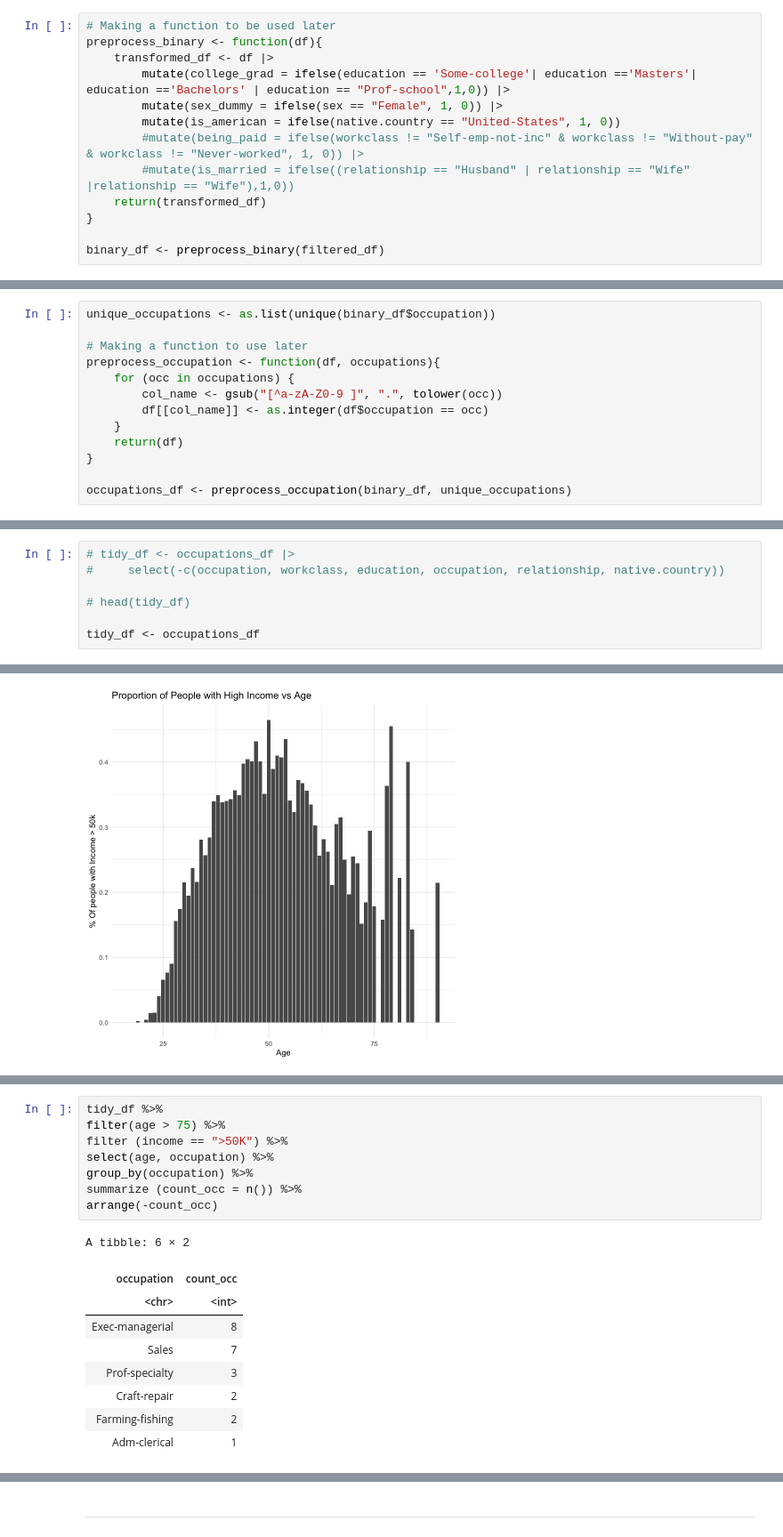
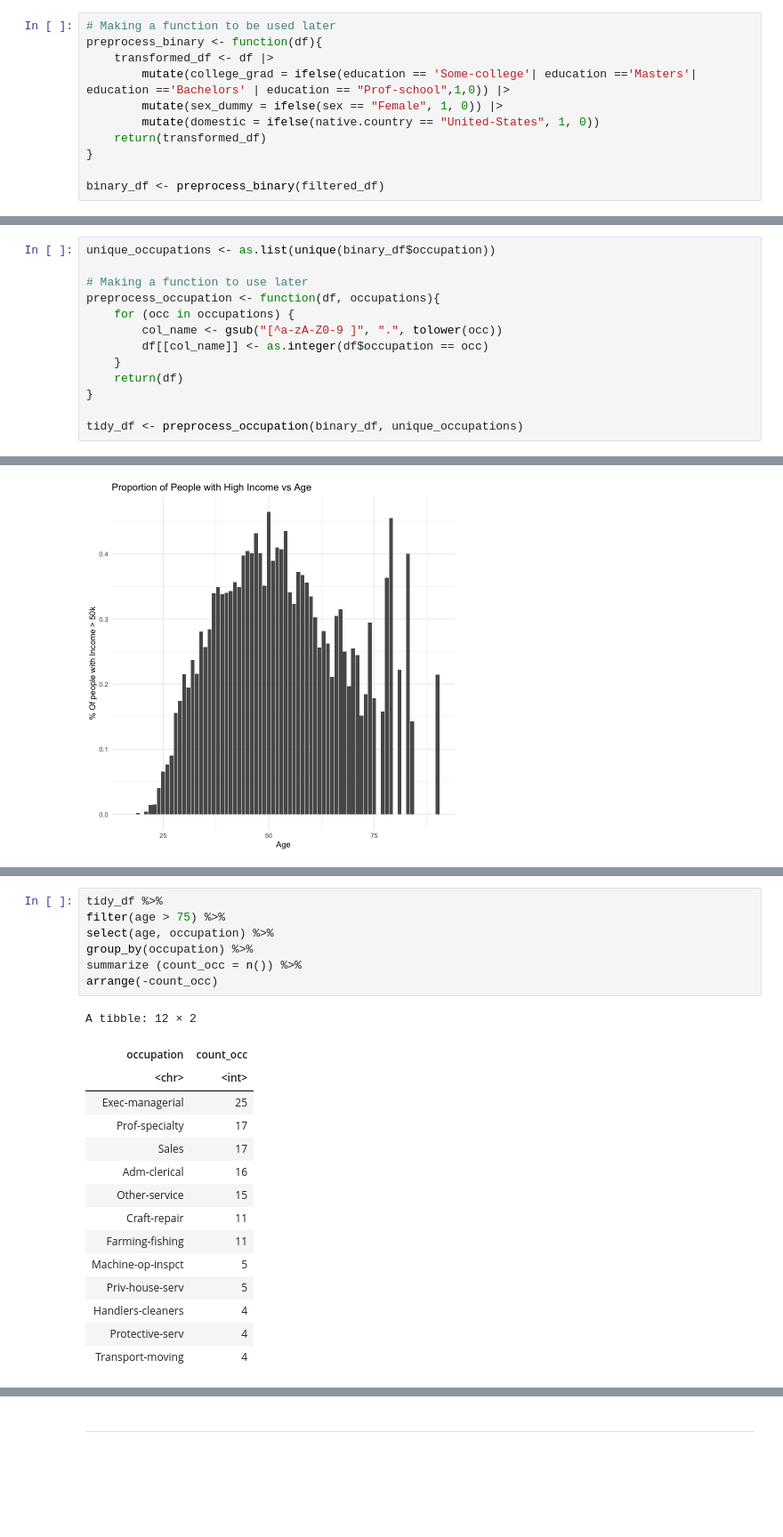
Before and after one commit to calvingdu/dsci100-003-23, a Jupyter notebook: src/project/project.ipynb, the cells around one changed output, grey strips where cells are left out. Shown at 89% size. Saved outputs shown, nothing was run; the diff lists cells and outputs as text; blank space fills up the shorter version.

```diff
--- a/src/project/project.ipynb
+++ b/src/project/project.ipynb
@@ -87,9 +105,7 @@ preprocess_binary <- function(df){
     transformed_df <- df |>
         mutate(college_grad = ifelse(education == 'Some-college'| education =='Masters'| education =='Bachelors' | education == "Prof-school",1,0)) |>
         mutate(sex_dummy = ifelse(sex == "Female", 1, 0)) |>
-        mutate(is_american = ifelse(native.country == "United-States", 1, 0))
-        #mutate(being_paid = ifelse(workclass != "Self-emp-not-inc" & workclass != "Without-pay" & workclass != "Never-worked", 1, 0)) |>
-        #mutate(is_married = ifelse((relationship == "Husband" | relationship == "Wife" |relationship == "Wife"),1,0))
+        mutate(domestic = ifelse(native.country == "United-States", 1, 0))
     return(transformed_df)
 }
 
@@ -108,4 +124,4 @@ preprocess_occupation <- function(df, occupations){
     return(df)
 }
 
-occupations_df <- preprocess_occupation(binary_df, unique_occupations)
+tidy_df <- preprocess_occupation(binary_df, unique_occupations)
@@ -114,10 +128,3 @@ occupations_df <- preprocess_occupation(binary_df, unique_occupations)
-# %%
-# tidy_df <- occupations_df |>
-#     select(-c(occupation, workclass, education, occupation, relationship, native.country))
-
-# head(tidy_df)
-
-tidy_df <- occupations_df
 # %% [markdown]
 Below is an function that does all of our pre-processing. It can be verified by checking if the changes we made above are the same as the changes made by the function
 # %%
@@ -257,18 +259,23 @@ We can see outliers in the older ages (about 80) and can investigate why this is
 # %%
 tidy_df %>%
 filter(age > 75) %>%
-filter (income == ">50K") %>%
 select(age, occupation) %>%
 group_by(occupation) %>%
 summarize (count_occ = n()) %>%
 arrange(-count_occ)
 # %% [output]
-A tibble: 6 × 2
+A tibble: 12 × 2
 | occupation | count_occ |
 | <chr> | <int> |
-| Exec-managerial | 8 |
-| Sales | 7 |
-| Prof-specialty | 3 |
-| Craft-repair | 2 |
-| Farming-fishing | 2 |
-| Adm-clerical | 1 |
+| Exec-managerial | 25 |
+| Prof-specialty | 17 |
+| Sales | 17 |
+| Adm-clerical | 16 |
+| Other-service | 15 |
+| Craft-repair | 11 |
+| Farming-fishing | 11 |
+| Machine-op-inspct | 5 |
+| Priv-house-serv | 5 |
+| Handlers-cleaners | 4 |
+| Protective-serv | 4 |
+| Transport-moving | 4 |
```
Also changed, not shown: parts of 26 cells of this notebook, 2 other files.
